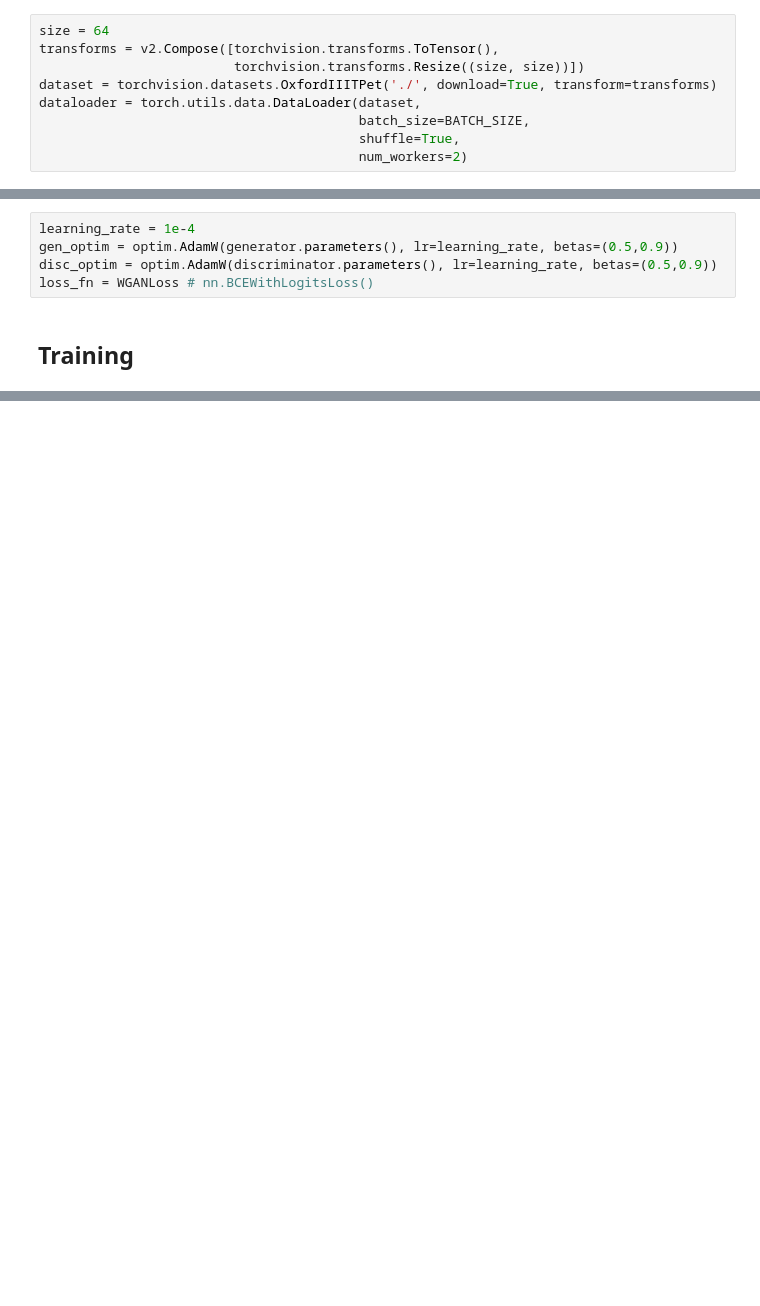
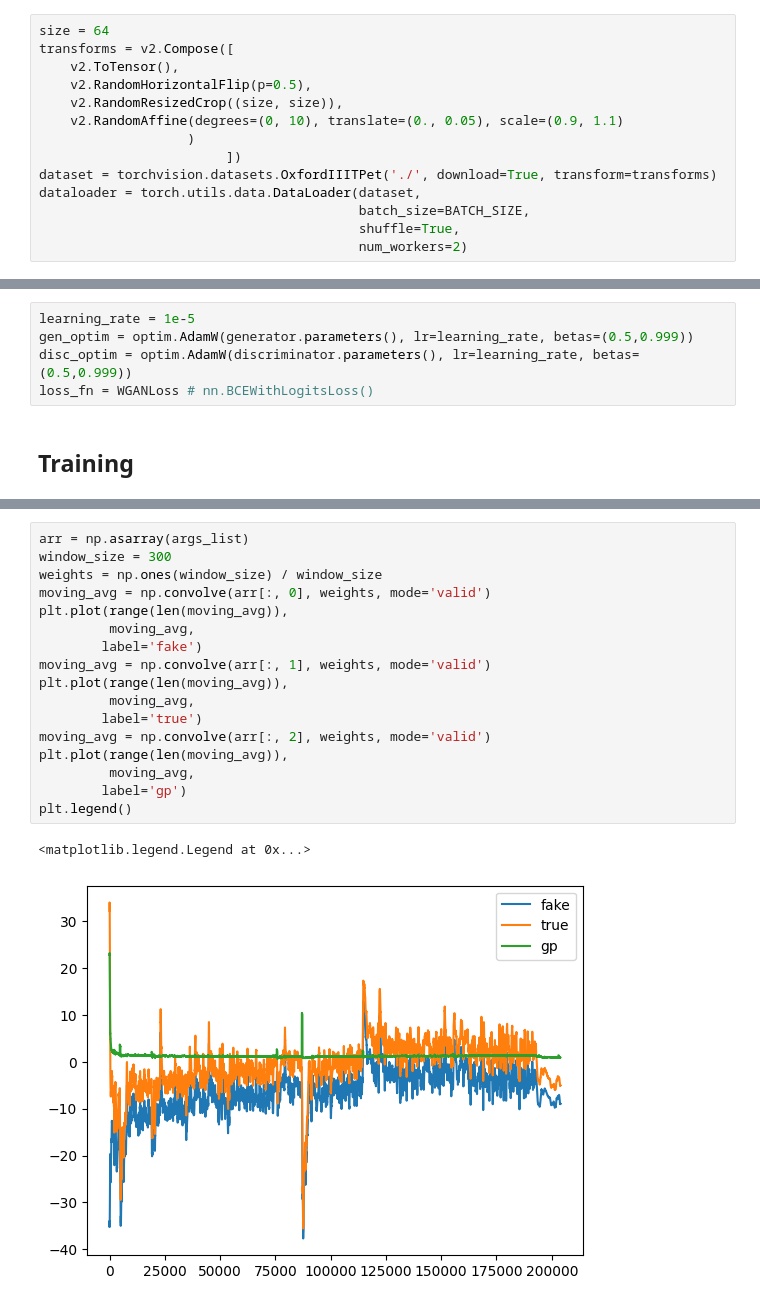
Before and after one commit to michal-boguslawski/Vision-models-pytorch, a Jupyter notebook: notebooks/GAN_3_pets_simple64x64_with_WGAN_GP.ipynb, the cells around one changed output, grey strips where cells are left out. Saved outputs shown, nothing was run; the diff lists cells and outputs as text; blank space fills up the shorter version.

```diff
--- a/notebooks/GAN_3_pets_simple64x64_with_WGAN_GP.ipynb
+++ b/notebooks/GAN_3_pets_simple64x64_with_WGAN_GP.ipynb
@@ -30,8 +52,13 @@ latent_dim = 200
 ## Get Data
 # %%
 size = 64
-transforms = v2.Compose([torchvision.transforms.ToTensor(),
-                         torchvision.transforms.Resize((size, size))])
+transforms = v2.Compose([
+    v2.ToTensor(),
+    v2.RandomHorizontalFlip(p=0.5),
+    v2.RandomResizedCrop((size, size)),
+    v2.RandomAffine(degrees=(0, 10), translate=(0., 0.05), scale=(0.9, 1.1)
+                   )
+                        ])
 dataset = torchvision.datasets.OxfordIIITPet('./', download=True, transform=transforms)
 dataloader = torch.utils.data.DataLoader(dataset,
                                          batch_size=BATCH_SIZE,
@@ -270,9 +111,9 @@ def WGANLoss(fake_image, fake_output, true_image=None, true_output=None, discrim
 # %% [markdown]
 ## Training preparation
 # %%
-learning_rate = 1e-4
-gen_optim = optim.AdamW(generator.parameters(), lr=learning_rate, betas=(0.5,0.9))
-disc_optim = optim.AdamW(discriminator.parameters(), lr=learning_rate, betas=(0.5,0.9))
+learning_rate = 1e-5
+gen_optim = optim.AdamW(generator.parameters(), lr=learning_rate, betas=(0.5,0.999))
+disc_optim = optim.AdamW(discriminator.parameters(), lr=learning_rate, betas=(0.5,0.999))
 loss_fn = WGANLoss # nn.BCEWithLogitsLoss()
 # %% [markdown]
 ## Training
@@ -315,0 +162,20 @@ KeyboardInterrupt:
+# %%
+arr = np.asarray(args_list)
+window_size = 300
+weights = np.ones(window_size) / window_size
+moving_avg = np.convolve(arr[:, 0], weights, mode='valid')
+plt.plot(range(len(moving_avg)),
+         moving_avg,
+        label='fake')
+moving_avg = np.convolve(arr[:, 1], weights, mode='valid')
+plt.plot(range(len(moving_avg)),
+         moving_avg,
+        label='true')
+moving_avg = np.convolve(arr[:, 2], weights, mode='valid')
+plt.plot(range(len(moving_avg)),
+         moving_avg,
+        label='gp')
+plt.legend()
+# %% [output]
+<matplotlib.legend.Legend at 0x...>
+[figure, added]
```
Also changed, not shown: parts of 17 cells of this notebook, 4 other files.
